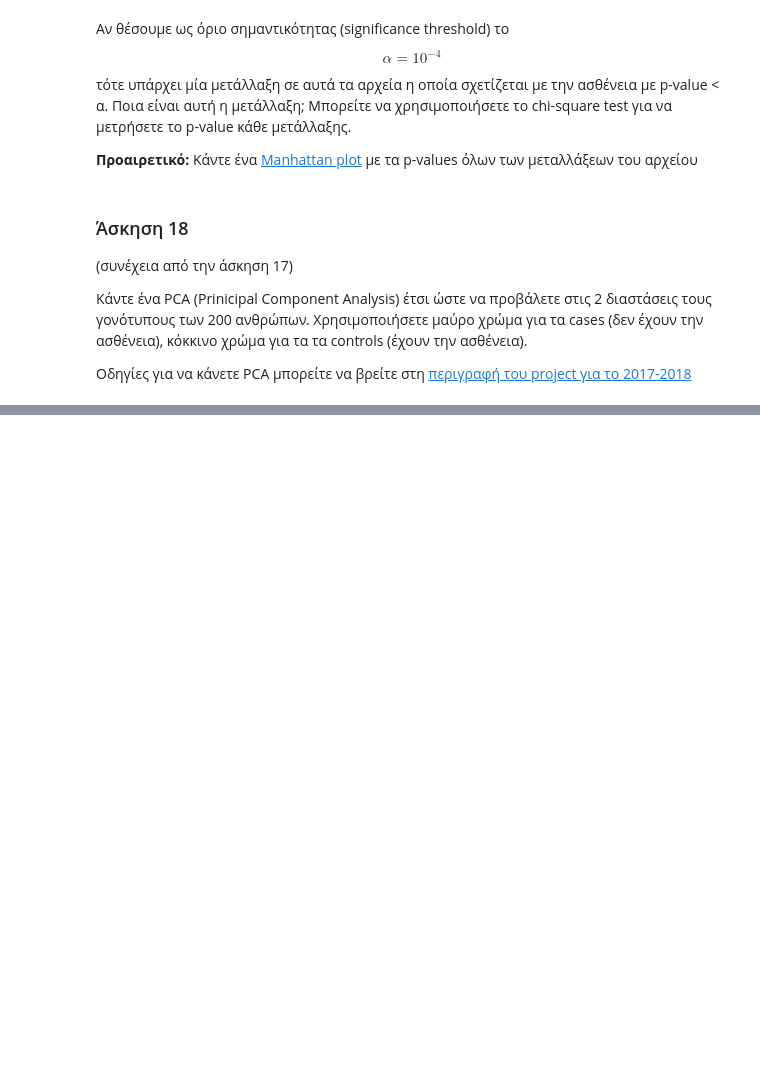
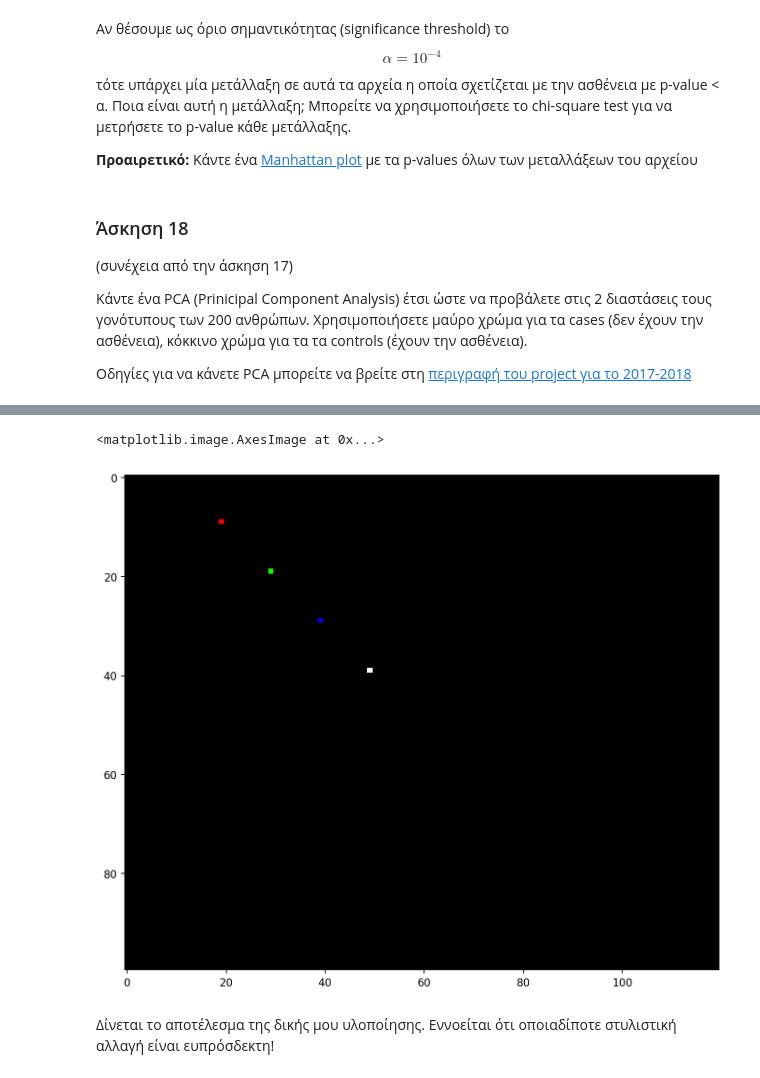
Before and after one commit to kantale/python_lessons, a Jupyter notebook: assignment_5.ipynb, the cells around one changed output, grey strips where cells are left out. Cells and saved outputs as stored; diff of their text form; code cells hidden in the pictures; blank space fills up the shorter version.

```diff
--- a/assignment_5.ipynb
+++ b/assignment_5.ipynb
@@ -1052,0 +1107,43 @@ snp_0 rs2747507 15200644 G T 1 0 0 1 0 0
+# %%
+import numpy as np
+
+from matplotlib.pyplot import imshow, figure
+figure(num=None, figsize=(10, 10), dpi=160,)
+
+#Check: https://matplotlib.org/3.1.1/api/_as_gen/matplotlib.pyplot.imshow.html
+# The image data. Supported array shapes are:
+#   * (M, N, 3): an image with RGB values (0-1 float or 0-255 int).
+
+# Φτιάχνουμε έναν πίνακα 100Χ120Χ3.
+# Στη θέση i,j,0 περιέχει το κόκκινο χρώμα του i,j
+# Στη θέση i,j,1 περιέχει το πράσινο χρώμα του i,j
+# Στη θέση i,j,2 περιέχει το μπλε χρώμα του i,j
+image = np.zeros((100, 120, 3), dtype=np.int16) # 0 = μαύρο..
+
+# π.χ. Η θέση 10,20 είναι κόκκινη:
+image[9,19,0] = 255
+image[9,19,1] = 0
+image[9,19,2] = 0
+
+# Η θέση 20,30 είναι πράσινη:
+image[19,29,0] = 0
+image[19,29,1] = 255
+image[19,29,2] = 0
+
+# Η θέση 30,40 είναι μπλε:
+image[29,39,0] = 0
+image[29,39,1] = 0
+image[29,39,2] = 255
+
+# Η θέση 40,50 είναι άσπρη:
+image[39,49,0] = 255
+image[39,49,1] = 255
+image[39,49,2] = 255
+
+
+imshow(image)
+# %% [output]
+<matplotlib.image.AxesImage at 0x...>
+[figure, added]
+# %% [markdown]
+Δίνεται το αποτέλεσμα της δικής μου υλοποίησης. Εννοείται ότι οποιαδίποτε στυλιστική αλλαγή είναι ευπρόσδεκτη!
```
Also changed, not shown: parts of 3 cells of this notebook.
